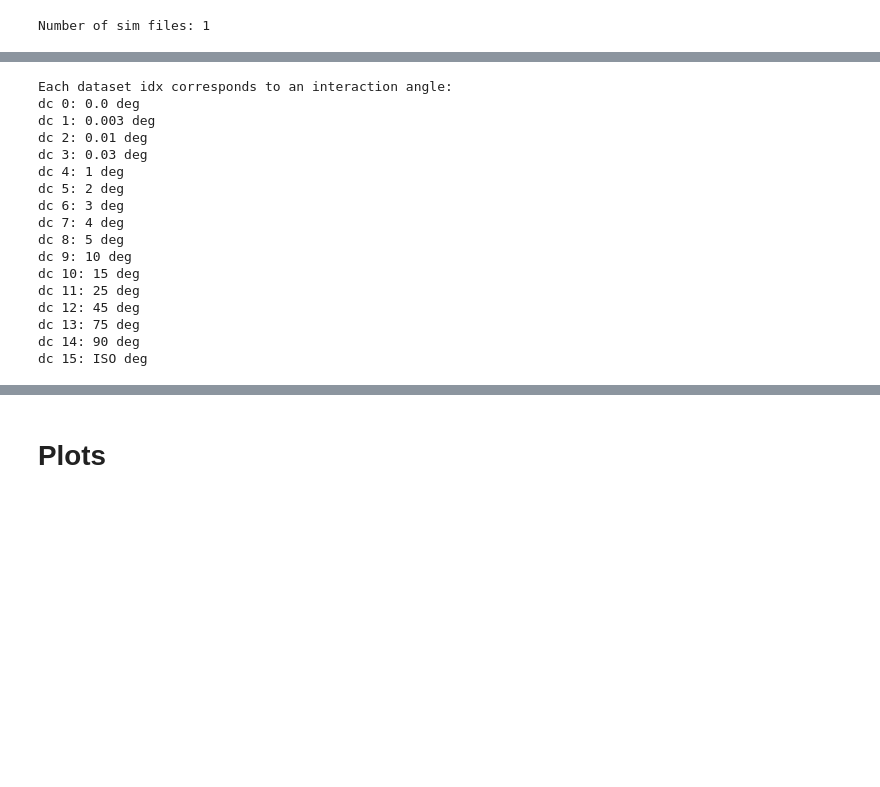
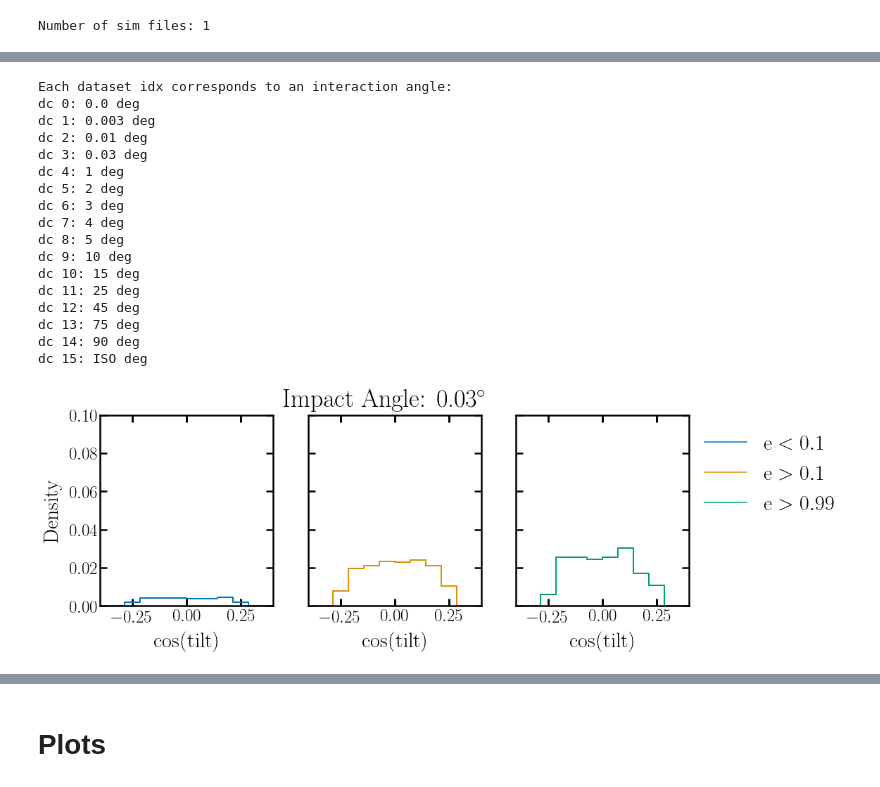
Before and after one commit to avivajpeyi/agn_scattering, a Jupyter notebook: data/testing_scattering_results.ipynb, the cells around one changed output, grey strips where cells are left out. Saved outputs shown, nothing was run; the diff lists cells and outputs as text; code cells hidden in the pictures; blank space fills up the shorter version.

Commit message:
add scattering probs

```diff
--- a/data/testing_scattering_results.ipynb
+++ b/data/testing_scattering_results.ipynb
@@ -50,14 +50,14 @@ plt.rcParams['xtick.top'] = True
 plt.rcParams['ytick.right'] = True
 
 
-def get_colors(num_colors: int, alpha: Optional[float]=1) -> List[List[float]]:
+def get_colors(num_colors: int, alpha: Optional[float]=1, palette_num=1) -> List[List[float]]:
     """Get a list of colorblind colors,
     :param num_colors: Number of colors.
     :param alpha: The transparency
     :return: List of colors. Each color is a list of [r, g, b, alpha].
     """
     palettes = ['colorblind', "ch:start=.2,rot=-.3"]
-    cs = sns.color_palette(palettes[1], n_colors=num_colors)
+    cs = sns.color_palette(palettes[palette_num], n_colors=num_colors)
     cs = [list(c) for c in cs]
     for i in range(len(cs)):
         cs[i].append(alpha)
@@ -257,6 +257,7 @@ class ScatteringData:
     def all_systems(self):
         return pd.DataFrame(dict(
             cos_tilt = self.cos_tilt,
+            ecc = self.ecc,
             log10_ecc = self.log10_ecc,
             log10_gw_peak_freq = self.log10_gw_peak_freq,
             burst_source = self.burst_source,
@@ -285,6 +286,7 @@ class ScatteringData:
         log10_gw_peak_freq = "$\\log_{10} f_{\\mathrm{GW}}$",
         cos_tilt = "$\\cos(\\mathrm{tilt})$"
         )
+
 
     @property
     def _ranges(self):
@@ -320,6 +322,26 @@ class ScatteringData:
         plt.title(f"Impact Angle: {self.scattering_angle}" + "$^{\\circ}$")
         plt.legend(frameon=False, markerscale=3, loc="upper right", bbox_to_anchor=(1.85, 1))
 
+    def plot_tilt_for_diff_ecc(self):
+        fig = plt.figure(figsize=(8.0, 8.0))
+        ax1 = fig.add_subplot(111)
+        kwargs = dict(histtype='step', density=True, linewidth=3)
+        e_below_01 = self.all_systems[self.all_systems.ecc < 0.1]
+        e_above_01 = self.all_systems[self.all_systems.ecc > 0.1]
+        e_above_099 = self.all_systems[self.all_systems.ecc > 0.99]
+        e_dat = [e.cos_tilt for e in [e_below_01, e_above_01, e_above_099]]
+        colors = get_colors(3, palette_num=0)
+        labels = ["$\\mathrm{e} < 0.1$", "$\\mathrm{e}>0.1$", "$\\mathrm{e}>0.99$"]
+        for i in range(len(e_dat)):
+            ax1.hist(e_dat[i], color=colors[i], label=labels[i], **kwargs)
+        ax1.set_xlabel(self._labels["cos_tilt"])
+        ax1.set_ylabel("Density")
+        ax1.set_xlim(*self._ranges["cos_tilt"])
+        ax1.set_ylim(0,3.5)
+        plt.title(f"Impact Angle: {self.scattering_angle}" + "$^{\\circ}$")
+        plt.legend(frameon=False, markerscale=3, loc="upper right", bbox_to_anchor=(1.85, 1))
+        plt.show()
+
     def plot_corner(self, dc_idx=1):
         p = ['log10_gw_peak_freq','log10_ecc', 'cos_tilt']
         fig = overlaid_corner(
@@ -327,30 +349,92 @@ class ScatteringData:
             sample_labels=["Merger Occurs", "No Merger"],
             axis_labels=[self._labels[param] for param in p],
             plot_range=[self._ranges[param] for param in p],
             colors=['gray', 'red']
         )
         fig.suptitle(f"Impact Angle: {self.scattering_angle}" + "$^{\\circ}$", y=1.05)
 
+    def plot_probability_of_in_plane_merger(self):
+        fig = plt.figure(figsize=(8.0, 8.0))
+        ax1 = fig.add_subplot(111)
+        kwargs = dict(histtype='step', density=True, linewidth=3)
+        e_below_01 = self.all_systems[self.all_systems.ecc < 0.1]
+        e_above_01 = self.all_systems[self.all_systems.ecc > 0.1]
+        e_above_099 = self.all_systems[self.all_systems.ecc > 0.99]
+        total_lens = [len(e) for e in [e_below_01, e_above_01, e_above_099]]
+        e_below_01 = e_below_01[(e_below_01.cos_tilt > -0.25)&(e_below_01.cos_tilt < 0.25)]
+        e_above_01 = e_above_01[(e_above_01.cos_tilt > -0.25)&(e_above_01.cos_tilt < 0.25)]
+        e_above_099 = e_above_099[(e_above_099.cos_tilt > -0.25)&(e_above_099.cos_tilt < 0.25)]
+        e_dat = [e.cos_tilt for e in [e_below_01, e_above_01, e_above_099]]
+        e_dat = [dat/l for dat,l in zip(e_dat, total_lens)]
+        colors = get_colors(3, palette_num=0)
+        labels = ["$\\mathrm{e} < 0.1$", "$\\mathrm{e}>0.1$", "$\\mathrm{e}>0.99$"]
+        for i in range(len(e_dat)):
+            ax1.hist(e_dat[i], color=colors[i], label=labels[i], **kwargs)
+        ax1.set_xlabel(self._labels["cos_tilt"])
+        ax1.set_ylabel("Density")
+        ax1.set_xlim(*self._ranges["cos_tilt"])
+        ax1.set_ylim(0,3.5)
+        plt.title(f"Impact Angle: {self.scattering_angle}" + "$^{\\circ}$")
+        plt.legend(frameon=False, markerscale=3, loc="upper right", bbox_to_anchor=(1.85, 1))
+        plt.show()
+
+
+    def plot_only_prob_in_plane(self):
+        fig, axs = plt.subplots(1, 3, sharex=True,sharey=True, figsize=(15.0, 5.0))
+        kwargs = dict( linewidth=2, where='post')
+        bins = np.linspace(-0.5, 0.5, num=15)
+        e_below_01 = self.all_systems[self.all_systems.ecc < 0.1]
+        e_above_01 = self.all_systems[self.all_systems.ecc > 0.1]
+        e_above_099 = self.all_systems[self.all_systems.ecc > 0.99]
+        total_lens = [len(e) for e in [e_below_01, e_above_01, e_above_099]]
+        e_below_01 = e_below_01[(e_below_01.cos_tilt > -0.25)&(e_below_01.cos_tilt < 0.25)]
+        e_above_01 = e_above_01[(e_above_01.cos_tilt > -0.25)&(e_above_01.cos_tilt < 0.25)]
+        e_above_099 = e_above_099[(e_above_099.cos_tilt > -0.25)&(e_above_099.cos_tilt < 0.25)]
+        e_dat = [e.cos_tilt for e in [e_below_01, e_above_01, e_above_099]]
+        e_dat = [dat for dat,l in zip(e_dat, total_lens)]
+        colors = get_colors(3, palette_num=0)
+        labels = ["$\\mathrm{e} < 0.1$", "$\\mathrm{e}>0.1$", "$\\mathrm{e}>0.99$"]
+        for i in range(3):
+            counts, bin_edges = np.histogram(e_dat[i], bins)
+            counts = counts/total_lens[i]
+            axs[i].step(bin_edges[:-1], counts, color=colors[i],  label=labels[i], **kwargs)
+            axs[i].set_xlim(-0.4, 0.4)
+            axs[i].set_ylim(0, 0.1)
+            axs[i].set_xlabel(self._labels["cos_tilt"])
+        axs[0].set_ylabel("Density")
+
+        plt.suptitle(f"Impact Angle: {self.scattering_angle}" + "$^{\\circ}$")
+        axs[2].legend(
+            handles=[
+                mlines.Line2D([], [], color=colors[i], label=labels[i])
+                for i in range(3)
+            ],frameon=False,
+            bbox_to_anchor=(1.95, 1), loc="upper right"
+        )
+        plt.show()
 
 scat_file = ScatteringFile(open_data_filename)
 print("Each dataset idx corresponds to an interaction angle:")
 for dc, angle in scat_file.angle_info.items():
     print(f"dc {dc}: {angle} deg")
+
+scat_file.get_data(3).plot_only_prob_in_plane()
 # %% [output]
 Each dataset idx corresponds to an interaction angle:
 dc 0: 0.0 deg
 dc 1: 0.003 deg
 dc 2: 0.01 deg
 dc 3: 0.03 deg
 dc 4: 1 deg
 dc 5: 2 deg
 dc 6: 3 deg
 dc 7: 4 deg
 dc 8: 5 deg
 dc 9: 10 deg
 dc 10: 15 deg
 dc 11: 25 deg
 dc 12: 45 deg
 dc 13: 75 deg
 dc 14: 90 deg
 dc 15: ISO deg
+[figure, added]
```
Also changed, not shown: parts of 5 cells of this notebook.
